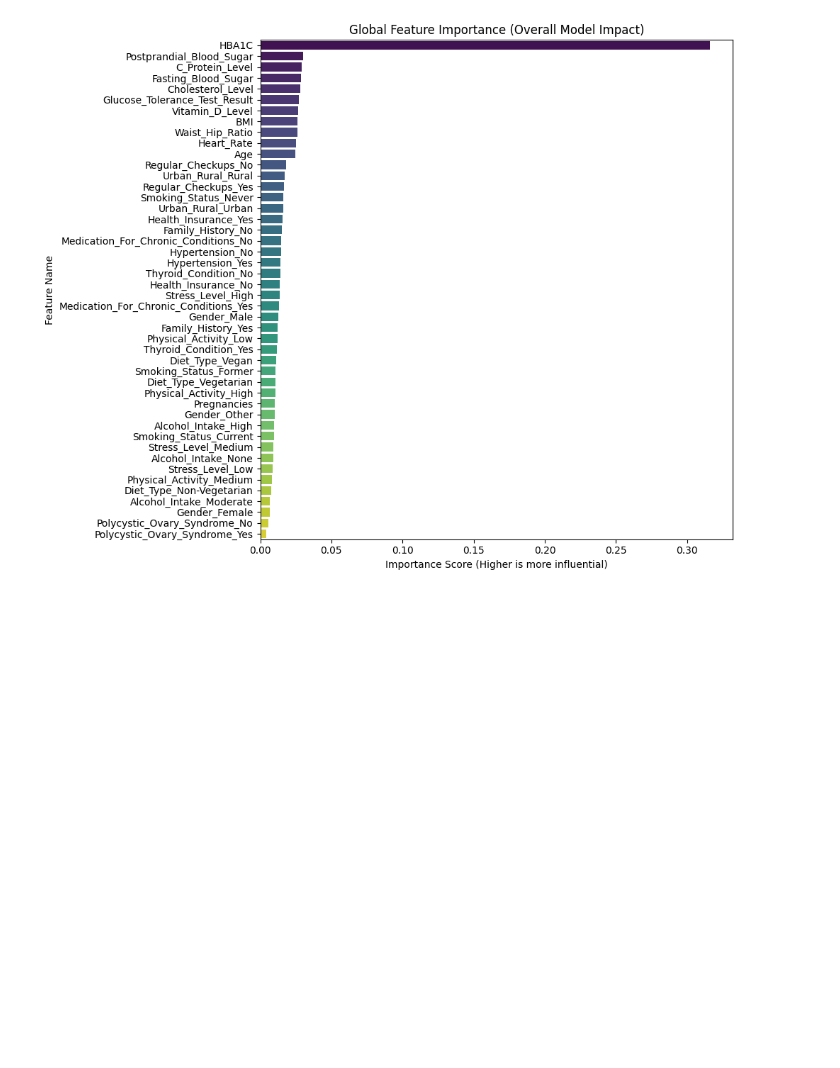
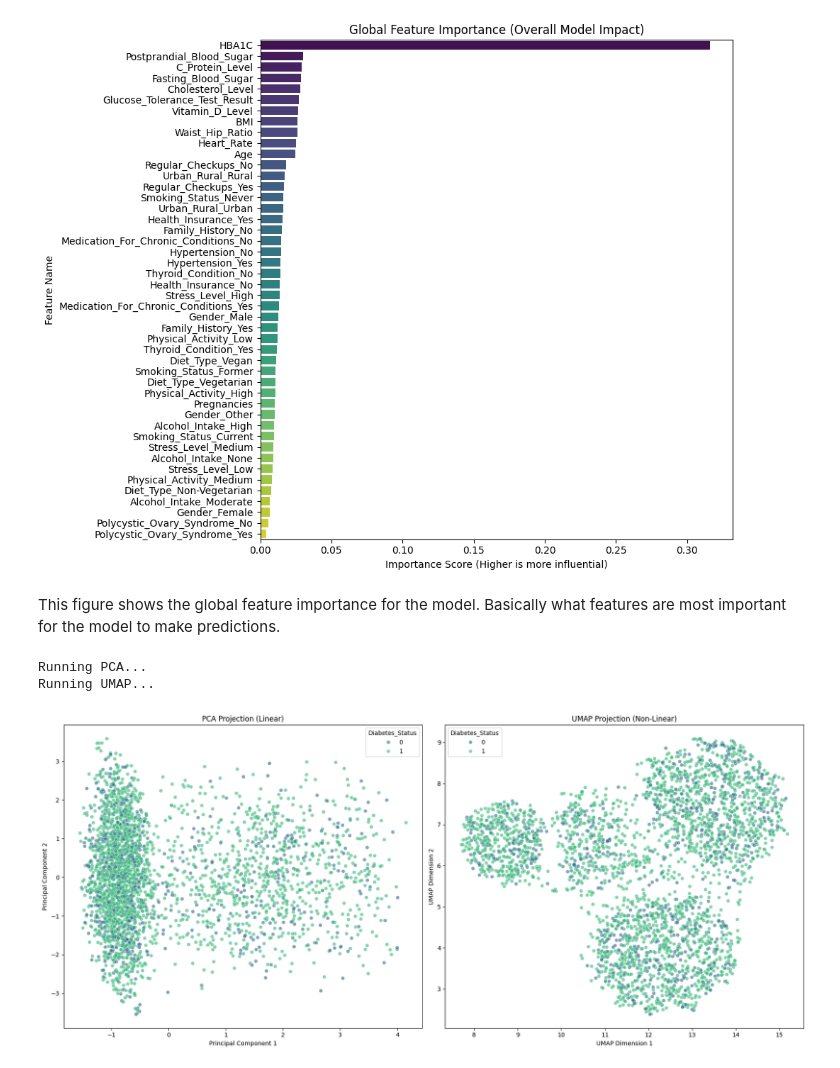
Before and after one commit to Kaus-1/Diabetes-Prediction, a Jupyter notebook: Diabetes_Prediction_Final_Final.ipynb, the cells around one changed output. Drawn from its saved outputs; the diff is of its cells as text; code cells hidden in the pictures; blank space fills up the shorter version.

Commit message:
Added PCA and UMAP

```diff
--- a/Diabetes_Prediction_Final_Final.ipynb
+++ b/Diabetes_Prediction_Final_Final.ipynb
@@ -520,3 +661,72 @@ Passing `palette` without assigning `hue` is deprecated and will be removed in v
   sns.barplot(x='Importance', y='Feature', data=feature_importance_df, palette='viridis')
 Feature importance chart saved as: feature_importance_chart.png
 [figure]
+# %% [markdown]
+This figure shows the global feature importance for the model. Basically what features are most important for the model to make predictions.
+# %%
+import pandas as pd
+from sklearn.preprocessing import StandardScaler
+from sklearn.decomposition import PCA
+import umap
+import matplotlib.pyplot as plt
+import seaborn as sns
+
+# 1. Load the dataset
+df = pd.read_csv('diabetes_without_inconsistencies.csv')
+
+# 2. Preprocessing
+# Handle missing Alcohol_Intake values
+df['Alcohol_Intake'] = df['Alcohol_Intake'].fillna('None')
+# Clean PCOS column
+df['Polycystic_Ovary_Syndrome'] = df['Polycystic_Ovary_Syndrome'].replace('0', 'No')
+
+# Separate Features and Target
+if 'Diabetes_Status' in df.columns:
+    X = df.drop(columns=['Diabetes_Status'])
+    y = df['Diabetes_Status']
+else:
+    X = df.iloc[:, :-1]
+    y = df.iloc[:, -1]
+
+# One-Hot Encoding
+X_encoded = pd.get_dummies(X, drop_first=True)
+
+# Standard Scaling (Crucial for both PCA and UMAP)
+scaler = StandardScaler()
+X_scaled = scaler.fit_transform(X_encoded)
+
+# 3. Run PCA
+print("Running PCA...")
+pca = PCA(n_components=2)
+X_pca = pca.fit_transform(X_scaled)
+
+# 4. Run UMAP
+print("Running UMAP...")
+# n_neighbors and min_dist are key hyperparameters for UMAP
+# n_neighbors: Balances local vs global structure (default 15)
+# min_dist: Controls how tightly points are packed (default 0.1)
+reducer = umap.UMAP(n_neighbors=15, min_dist=0.1, random_state=42)
+X_umap = reducer.fit_transform(X_scaled)
+
+# 5. Plotting Side-by-Side
+fig, axes = plt.subplots(1, 2, figsize=(18, 8))
+
+# Plot PCA
+sns.scatterplot(x=X_pca[:, 0], y=X_pca[:, 1], hue=y, palette='viridis', alpha=0.6, ax=axes[0])
+axes[0].set_title('PCA Projection (Linear)')
+axes[0].set_xlabel('Principal Component 1')
+axes[0].set_ylabel('Principal Component 2')
+
+# Plot UMAP
+sns.scatterplot(x=X_umap[:, 0], y=X_umap[:, 1], hue=y, palette='viridis', alpha=0.6, ax=axes[1])
+axes[1].set_title('UMAP Projection (Non-Linear)')
+axes[1].set_xlabel('UMAP Dimension 1')
+axes[1].set_ylabel('UMAP Dimension 2')
+
+plt.tight_layout()
+plt.savefig('pca_umap_comparison.png')
+plt.show()
+# %% [output]
+Running PCA...
+Running UMAP...
+[figure, added]
```
Also changed, not shown: parts of 8 cells of this notebook.
